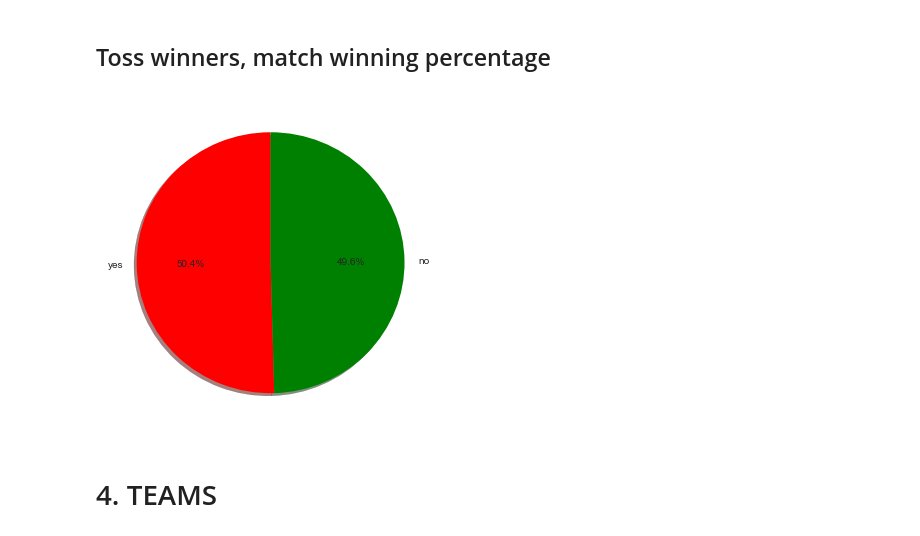
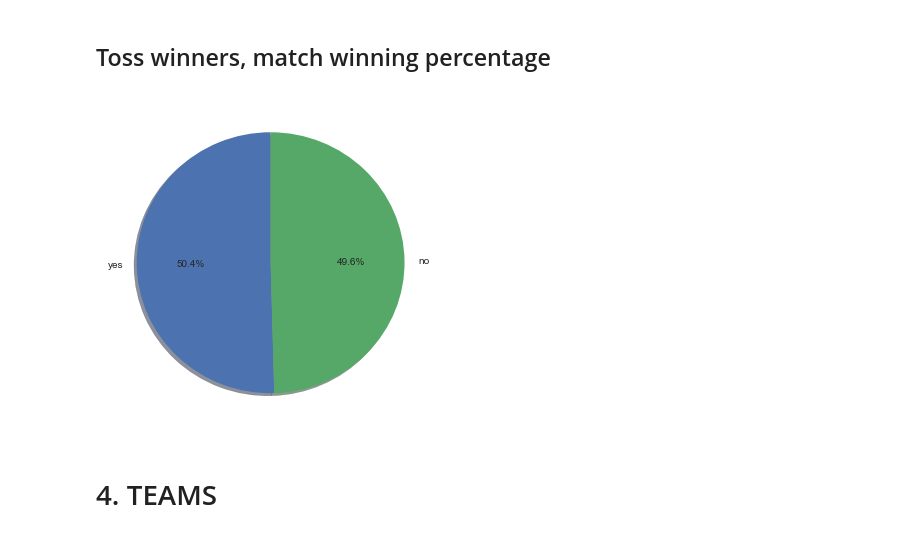
Before and after one commit to MCParab/Kaggle-Titanic, a Jupyter notebook: IPL/IPL_Data_Analysis.ipynb, the cells around one changed output. Cells and saved outputs as stored; diff of their text form; code cells hidden in the pictures.

```diff
--- a/IPL/IPL_Data_Analysis.ipynb
+++ b/IPL/IPL_Data_Analysis.ipynb
@@ -269,17 +269,17 @@ plt.show()
 # %%
 # is toss winner the match winner ??
 #------------------------------------------------------------------------------------------------------------------
 df=matches[matches['toss_winner']==matches['winner']]
 slices=[len(df),(577-len(df))]
 labels=['yes','no']
-plt.pie(slices,labels=labels,startangle=90,shadow=True,explode=(0,0),autopct='%1.1f%%',colors=['r','g'])
+plt.pie(slices,labels=labels,startangle=90,shadow=True,explode=(0,0),autopct='%1.1f%%')
 fig = plt.gcf()
 fig.set_size_inches(6,6)
 plt.show()
 #------------------------------------------------------------------------------------------------------------------
 # Hence, toss winnner is not necessarily the match winner ..........
 # %% [output]
-[figure, old version]
+[figure, new version]
 # %% [markdown]
 # 4. TEAMS
 # %% [markdown]
```
Also changed, not shown: parts of 8 cells of this notebook.
